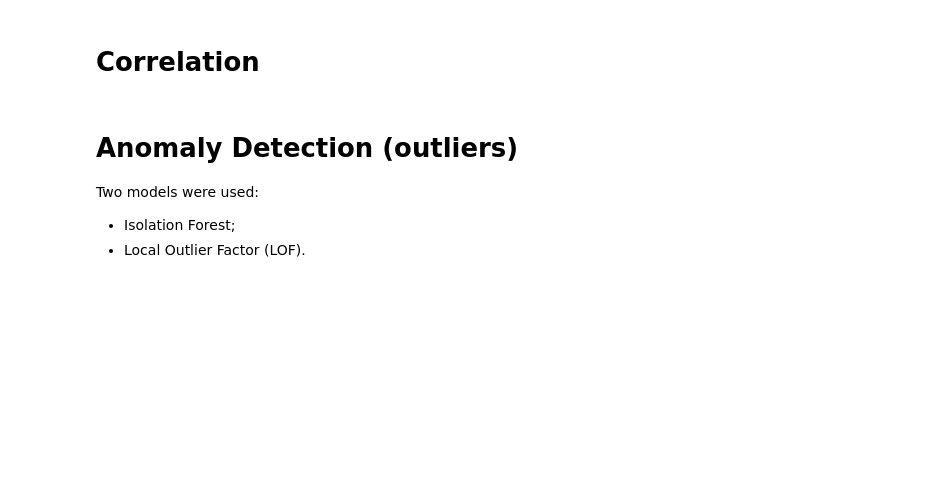
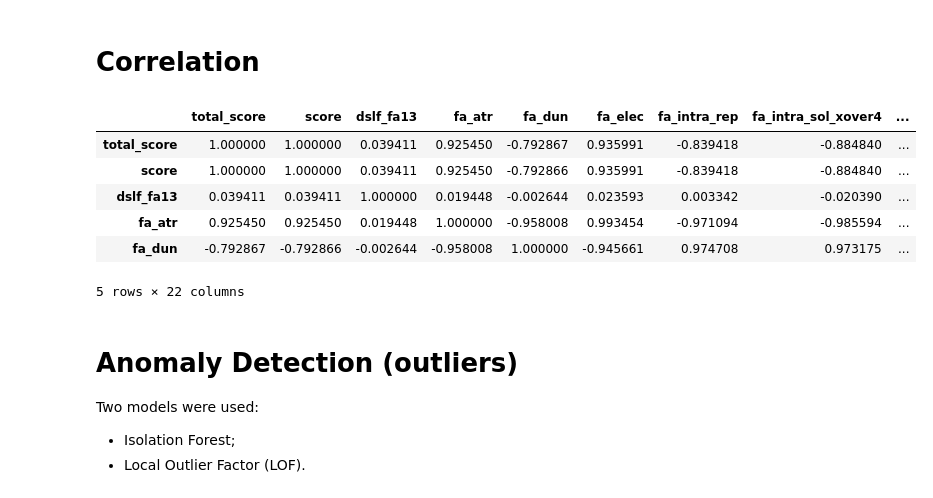
Before and after one commit to RenanDidier/protein-solubility-prediction, a Jupyter notebook: sol-preprocessing.ipynb, the cells around one changed output. Saved outputs shown, nothing was run; the diff lists cells and outputs as text; code cells hidden in the pictures; blank space fills up the shorter version.

```diff
--- a/sol-preprocessing.ipynb
+++ b/sol-preprocessing.ipynb
@@ -152,3 +177,17 @@ array([[<AxesSubplot:title={'center':'total_score'}>,
 # %% [markdown]
 # Correlation
+# %%
+# Create Pearson Correlation dataset between all features
+
+pearson_corr = df_solubility_standardized.corr()
+
+pearson_corr.head()
+# %% [output]
+|  | total_score | score | dslf_fa13 | fa_atr | fa_dun | fa_elec | fa_intra_rep | fa_intra_sol_xover4 | ... |
+| total_score | 1.000000 | 1.000000 | 0.039411 | 0.925450 | -0.792867 | 0.935991 | -0.839418 | -0.884840 | ... |
+| score | 1.000000 | 1.000000 | 0.039411 | 0.925450 | -0.792866 | 0.935991 | -0.839418 | -0.884840 | ... |
+| dslf_fa13 | 0.039411 | 0.039411 | 1.000000 | 0.019448 | -0.002644 | 0.023593 | 0.003342 | -0.020390 | ... |
+| fa_atr | 0.925450 | 0.925450 | 0.019448 | 1.000000 | -0.958008 | 0.993454 | -0.971094 | -0.985594 | ... |
+| fa_dun | -0.792867 | -0.792866 | -0.002644 | -0.958008 | 1.000000 | -0.945661 | 0.974708 | 0.973175 | ... |
+5 rows × 22 columns
 # %%
```
Also changed, not shown: parts of 14 cells of this notebook, 2 other files.
